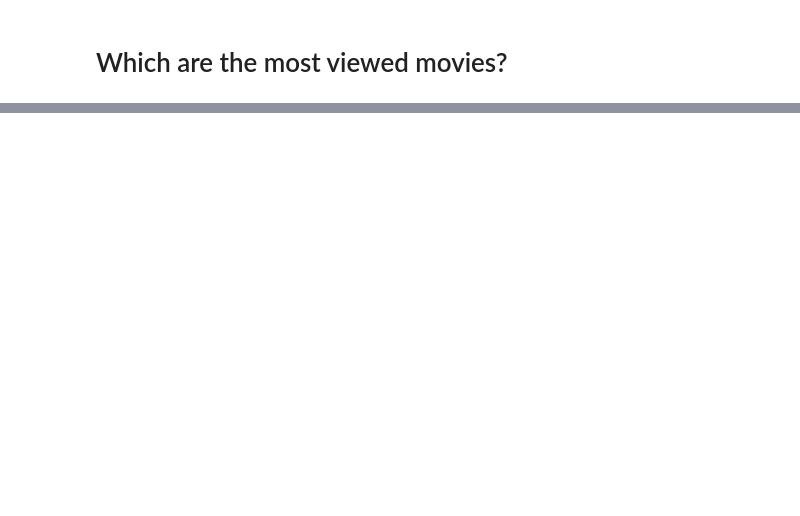
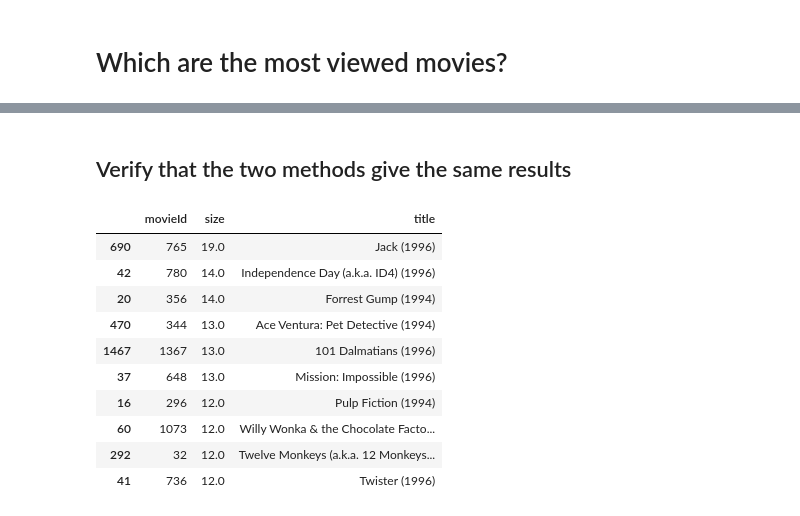
Before and after one commit to abauville/Notes_recommender_system, a Jupyter notebook: 01_Non-pers_rec.ipynb, the cells around one changed output, grey strips where cells are left out. Cells and saved outputs as stored; diff of their text form; code cells hidden in the pictures; blank space fills up the shorter version.

```diff
--- a/01_Non-pers_rec.ipynb
+++ b/01_Non-pers_rec.ipynb
@@ -59,0 +157,23 @@ float('1989')
+# %% [markdown]
+## Verify that the two methods give the same results
+# %%
+movie_title = 'Jack (1996)'
+# %%
+# Method 1
+movieId = movies_df.loc[movies_df['title']==movie_title].index[0]
+matId = MAP_movies[movieId]
+temp = pd.DataFrame({'movieId': movie_list, 'size':co_occ_mat[matId,:]})
+temp['title'] = movies_df.loc[temp['movieId'],'title'].values
+temp.sort_values(by='size',ascending=False).head(10)
+# %% [output]
+|  | movieId | size | title |
+| 690 | 765 | 19.0 | Jack (1996) |
+| 42 | 780 | 14.0 | Independence Day (a.k.a. ID4) (1996) |
+| 20 | 356 | 14.0 | Forrest Gump (1994) |
+| 470 | 344 | 13.0 | Ace Ventura: Pet Detective (1994) |
+| 1467 | 1367 | 13.0 | 101 Dalmatians (1996) |
+| 37 | 648 | 13.0 | Mission: Impossible (1996) |
+| 16 | 296 | 12.0 | Pulp Fiction (1994) |
+| 60 | 1073 | 12.0 | Willy Wonka & the Chocolate Facto... |
+| 292 | 32 | 12.0 | Twelve Monkeys (a.k.a. 12 Monkeys... |
+| 41 | 736 | 12.0 | Twister (1996) |
```
Also changed, not shown: parts of 17 cells of this notebook, 2 other files.
